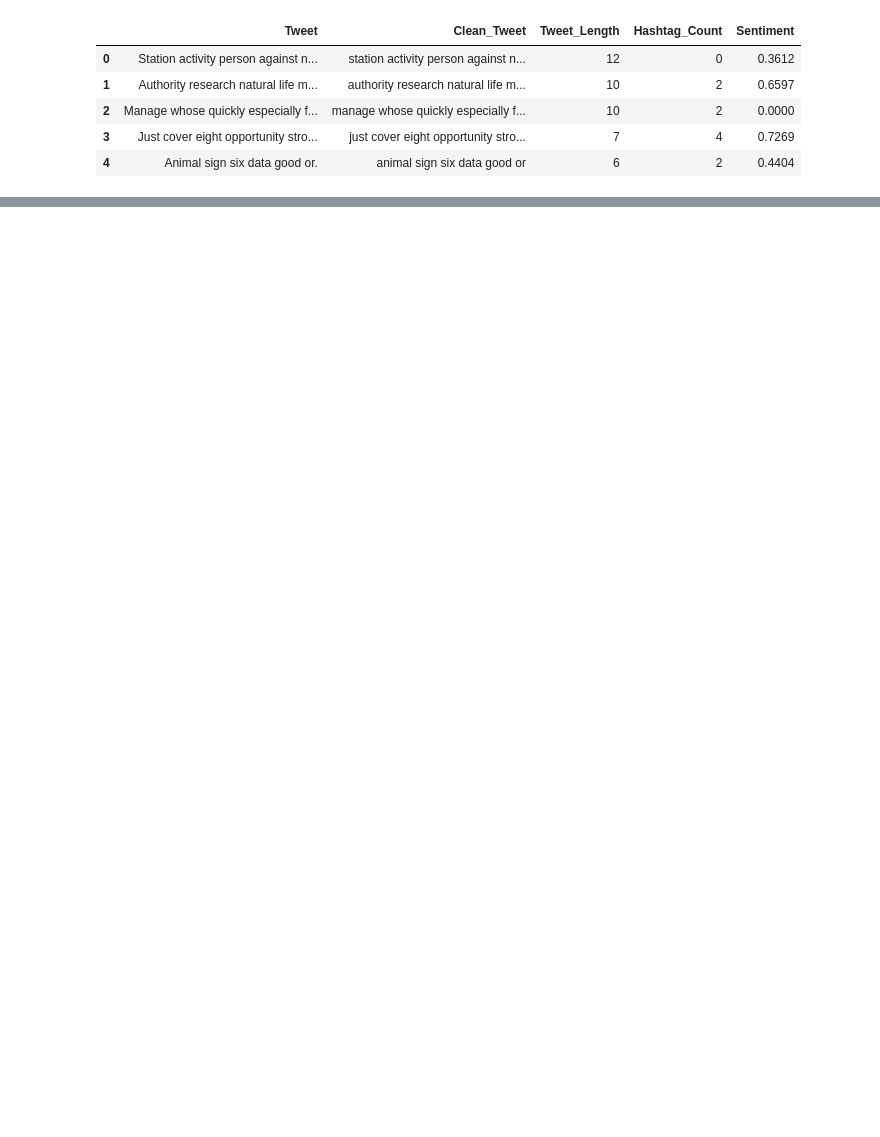
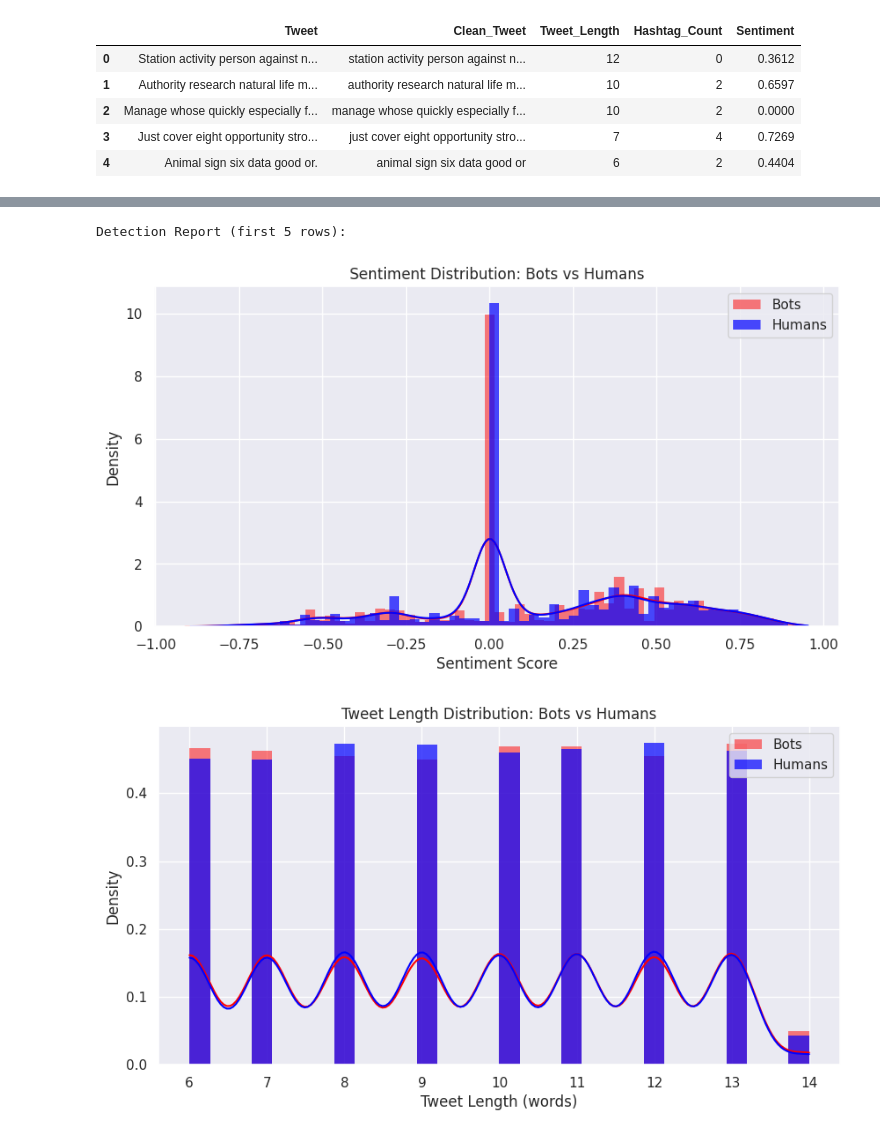
Before and after one commit to captainsza/Bot_Profile_Detection, a Jupyter notebook: notebooks/traditional_model_training.ipynb, the cells around one changed output, grey strips where cells are left out. Saved outputs shown, nothing was run; the diff lists cells and outputs as text; code cells hidden in the pictures; blank space fills up the shorter version.

```diff
--- a/notebooks/traditional_model_training.ipynb
+++ b/notebooks/traditional_model_training.ipynb
@@ -277,0 +212,18 @@ WARNING:absl:You are saving your model as an HDF5 file via `model.save()` or `ke
+# %%
+# %% [code]
+# Build an Isolation Forest pipeline for numeric features only
+iso_pipeline = Pipeline([
+    ('scaler', StandardScaler()),
+    ('isolation_forest', IsolationForest(contamination=0.1, random_state=42))
+])
+
+# Train on the numeric features of the training set
+X_train_numeric = X_train[numeric_features]
+iso_pipeline.fit(X_train_numeric)
+
+# Predict anomaly scores on the test set
+X_test_numeric = X_test[numeric_features]
+iso_preds = iso_pipeline.predict(X_test_numeric)
+# Convert IsolationForest output: -1 -> 1 (bot anomaly), 1 -> 0 (normal)
+iso_preds_binary = np.where(iso_preds == -1, 1, 0)
+print("Isolation Forest anomaly predictions (first 10):", iso_preds_binary[:10])
@@ -277,0 +275,42 @@ WARNING:absl:You are saving your model as an HDF5 file via `model.save()` or `ke
+# %%
+# %% [code]
+# Create a detection report DataFrame for the test set
+report_df = X_test.copy().reset_index(drop=True)
+report_df['Actual_Bot_Label'] = y_test.values
+report_df['LR_Probability'] = y_proba
+report_df['Isolation_Forest_Pred'] = iso_preds_binary
+report_df['Ensemble_Prediction'] = ensemble_preds
+print("Detection Report (first 5 rows):")
+report_df.head()
+
+# ---- Insights and Visualizations ----
+
+# 1. Sentiment Distribution for Bots vs Humans
+plt.figure(figsize=(10, 5))
+sns.histplot(data[data['Bot Label'] == 1], x='Sentiment', color='red', label='Bots', kde=True, stat="density", linewidth=0)
+sns.histplot(data[data['Bot Label'] == 0], x='Sentiment', color='blue', label='Humans', kde=True, stat="density", linewidth=0, alpha=0.7)
+plt.title("Sentiment Distribution: Bots vs Humans")
+plt.xlabel("Sentiment Score")
+plt.legend()
+plt.show()
+
+# 2. Tweet Length Distribution for Bots vs Humans
+plt.figure(figsize=(10, 5))
+sns.histplot(data[data['Bot Label'] == 1], x='Tweet_Length', color='red', label='Bots', kde=True, stat="density", linewidth=0)
+sns.histplot(data[data['Bot Label'] == 0], x='Tweet_Length', color='blue', label='Humans', kde=True, stat="density", linewidth=0, alpha=0.7)
+plt.title("Tweet Length Distribution: Bots vs Humans")
+plt.xlabel("Tweet Length (words)")
+plt.legend()
+plt.show()
+
+# 3. Follower Count Comparison via Boxplot
+plt.figure(figsize=(10, 5))
+sns.boxplot(x='Bot Label', y='Follower Count', data=data)
+plt.title("Follower Count by Bot Label (0: Human, 1: Bot)")
+plt.xlabel("Bot Label")
+plt.ylabel("Follower Count")
+plt.show()
+# %% [output]
+Detection Report (first 5 rows):
+[figure, added]
+[figure, added]
```
Also changed, not shown: parts of 20 cells of this notebook, 13 other files.
